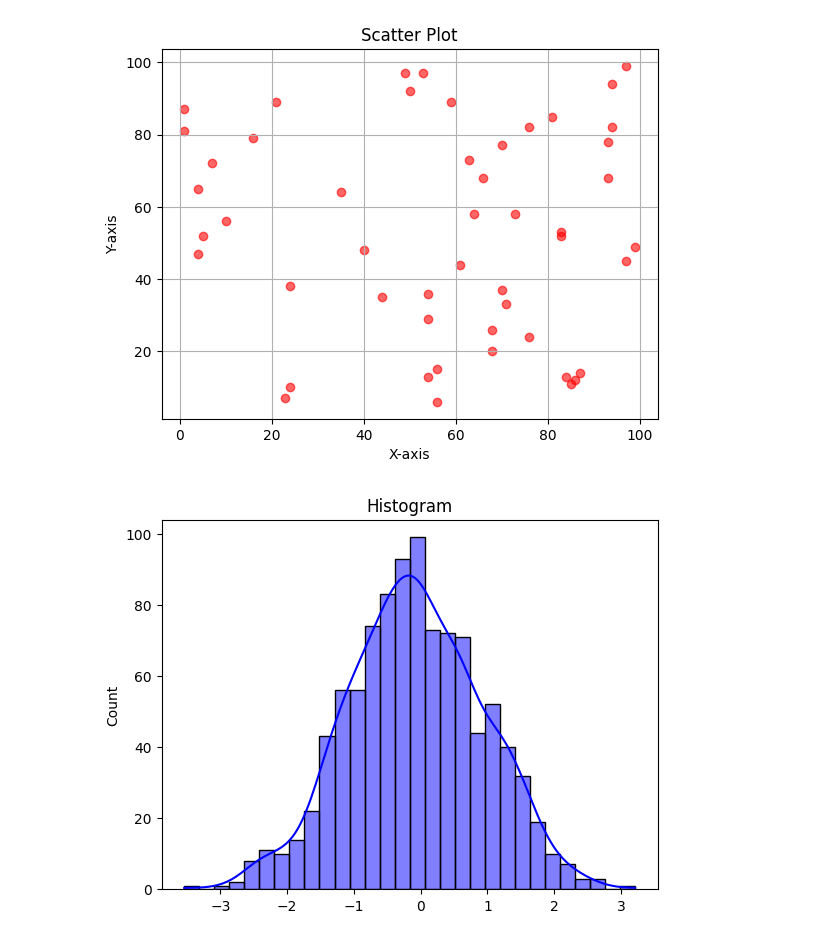
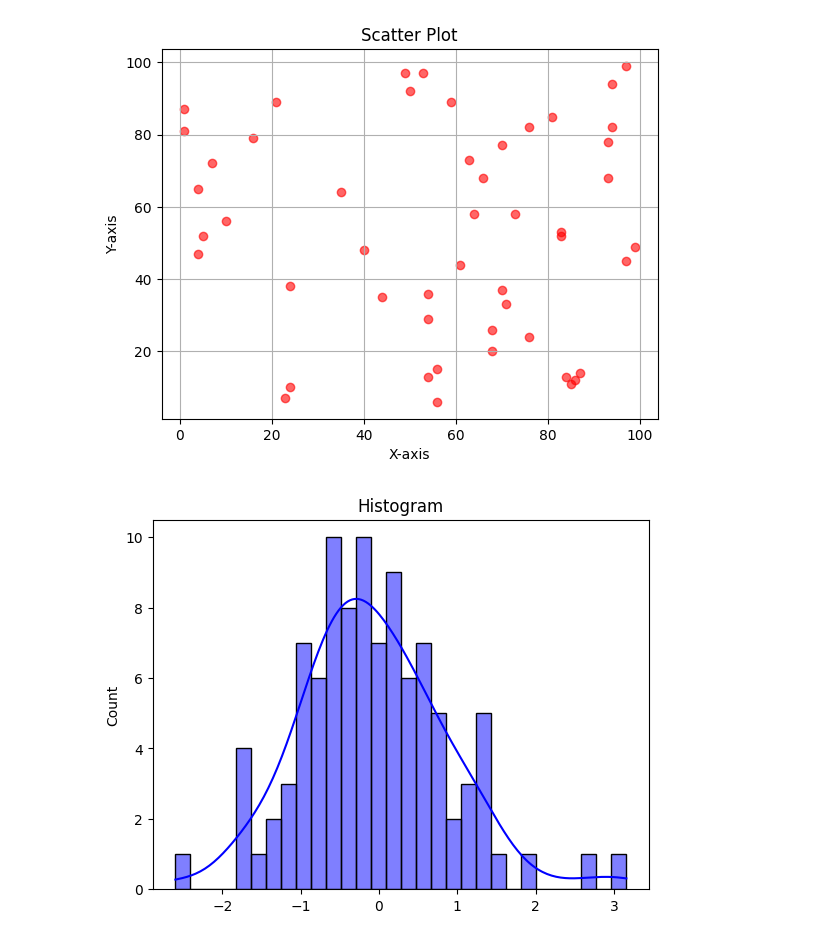
Before and after one commit to Piramu-Mahalingam/DS-Course-Assignment-1, a Jupyter notebook: Piramu_M_Assignment_Data_Visualization.ipynb, the cells around one changed output. Cells and saved outputs as stored; diff of their text form; code cells hidden in the pictures.

```diff
--- a/Piramu_M_Assignment_Data_Visualization.ipynb
+++ b/Piramu_M_Assignment_Data_Visualization.ipynb
@@ -268,14 +268,13 @@ plt.show()
 # %%
 #histogram
 # Generate random data
-data = np.random.randn(1000)
-
+data = np.random.randn(100)
 # Create histogram
 sns.histplot(data, bins=30, kde=True, color="blue")
 plt.title("Histogram")
 plt.show()
 # %% [output]
-[figure, old version]
+[figure, new version]
 # %%
 #pie chart
 import plotly.express as px
```
Also changed, not shown: parts of 1 cell of this notebook.
